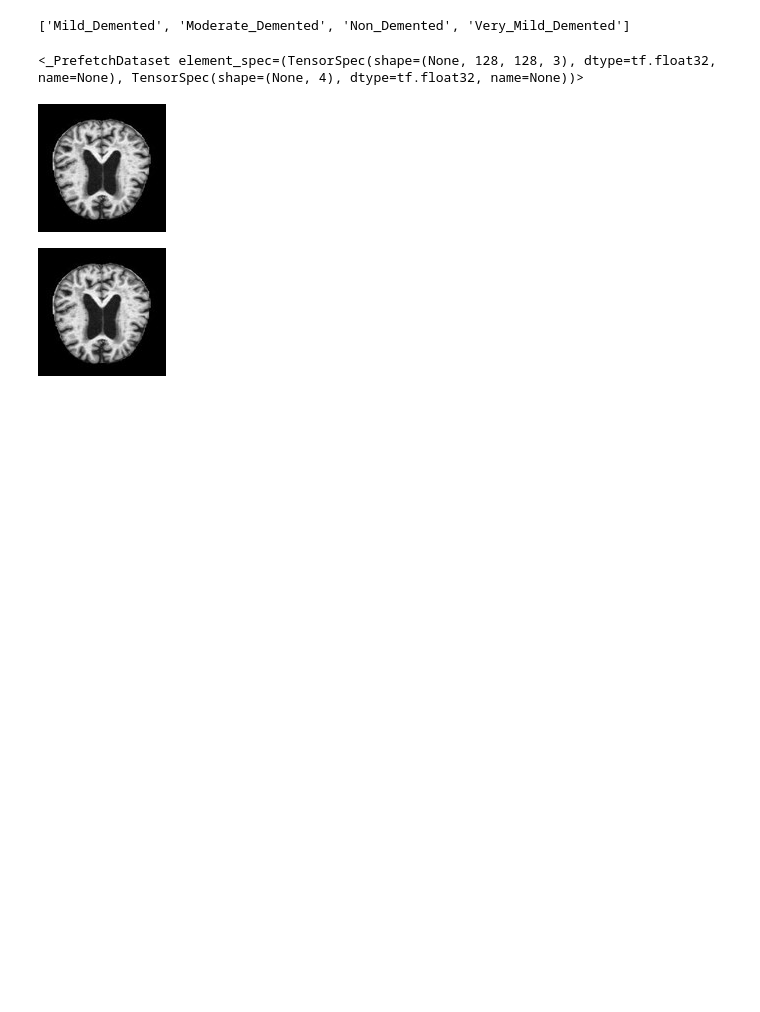
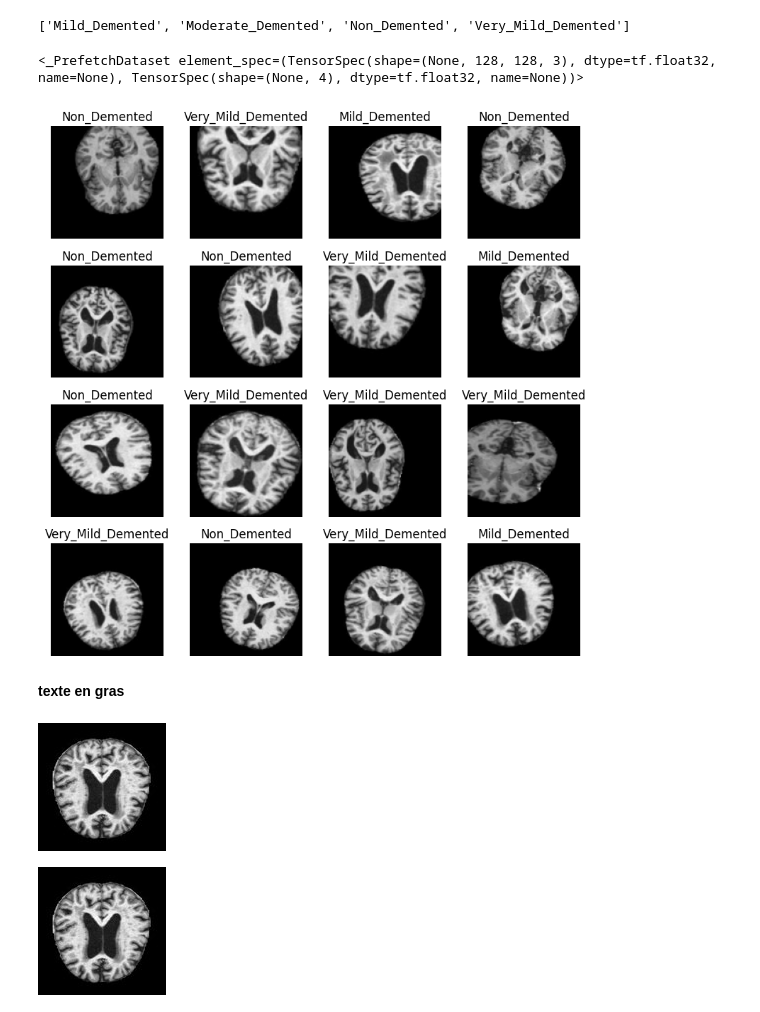
Before and after one commit to MaysamCHAARI/-Entity-relationship_checkpoint, a Jupyter notebook: CNN_LSTM_model_dataset1.ipynb, the cells around one changed output. Drawn from its saved outputs; the diff is of its cells as text; code cells hidden in the pictures; blank space fills up the shorter version.

```diff
--- a/CNN_LSTM_model_dataset1.ipynb
+++ b/CNN_LSTM_model_dataset1.ipynb
@@ -93,6 +90,42 @@ train_ds
 # %% [output]
 ['Mild_Demented', 'Moderate_Demented', 'Non_Demented', 'Very_Mild_Demented']
 <_PrefetchDataset element_spec=(TensorSpec(shape=(None, 128, 128, 3), dtype=tf.float32, name=None), TensorSpec(shape=(None, 4), dtype=tf.float32, name=None))>
+# %%
+import matplotlib.pyplot as plt
+
+# Mapping between class indices and class names
+class_names = train_ds.class_names  # Assuming train_ds is defined earlier
+
+# Visualize augmented images from the ImageDataGenerator
+def visualize_augmented_images(generator, num_images=16, images_per_line=4):
+    # Extract images and labels from the dataset
+    sample_images, sample_labels = [], []
+    for images, labels in train_ds.take(1):  # Take a batch of images and labels from the dataset
+        sample_images = images.numpy()
+        sample_labels = labels.numpy()
+        break
+
+    # Generate augmented images
+    augmented_images = [generator.random_transform(image) for image in sample_images[:num_images]]
+
+    # Plot augmented images horizontally with class names
+    num_lines = num_images // images_per_line + (1 if num_images % images_per_line != 0 else 0)
+    fig, axes = plt.subplots(num_lines, images_per_line, figsize=(8, 8))
+    for i, (image, label) in enumerate(zip(augmented_images, sample_labels[:num_images])):
+        ax = axes[i // images_per_line, i % images_per_line]
+        ax.imshow(image.astype("uint8"))  # Ensure proper data type for visualization
+        ax.axis('off')
+        ax.set_title(f'{class_names[np.argmax(label)]}')  # Get class name from class indices
+
+    plt.tight_layout()
+    plt.show()
+
+# Visualize augmented images from the training data
+visualize_augmented_images(datagen)
+# %% [output]
+[figure, added]
+# %% [markdown]
+**texte en gras**
 # %%
 import cv2
 
```
Also changed, not shown: parts of 8 cells of this notebook.
